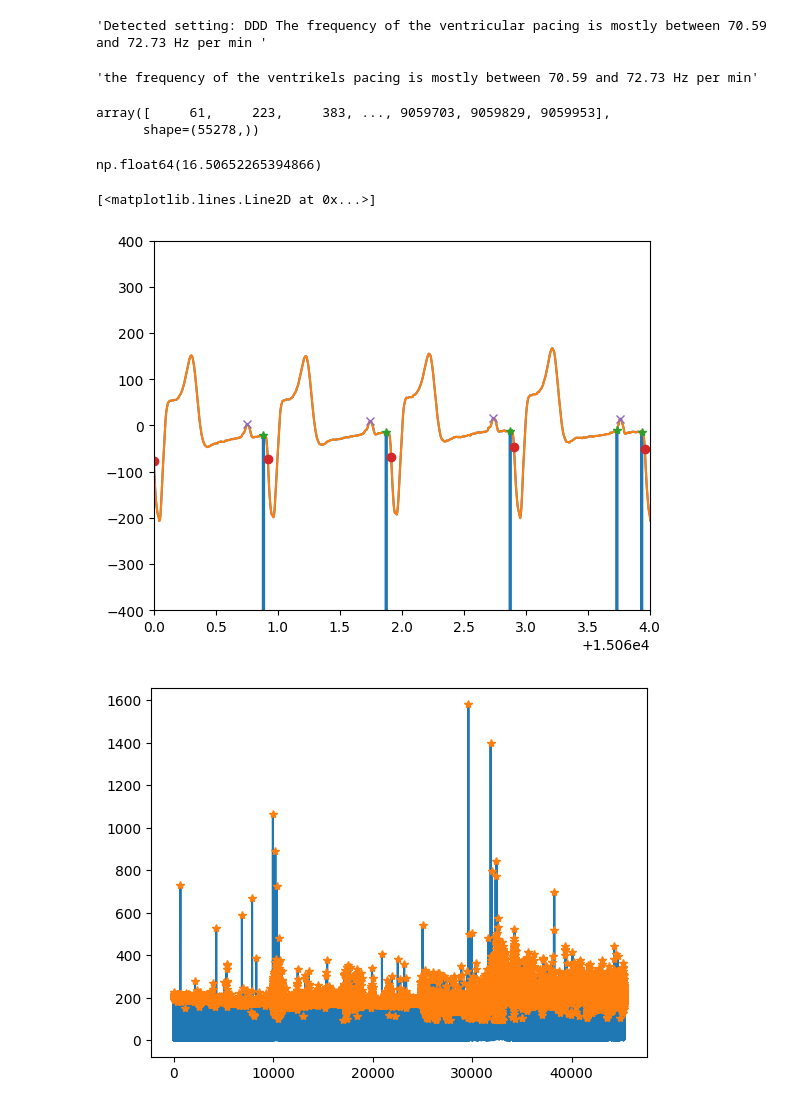
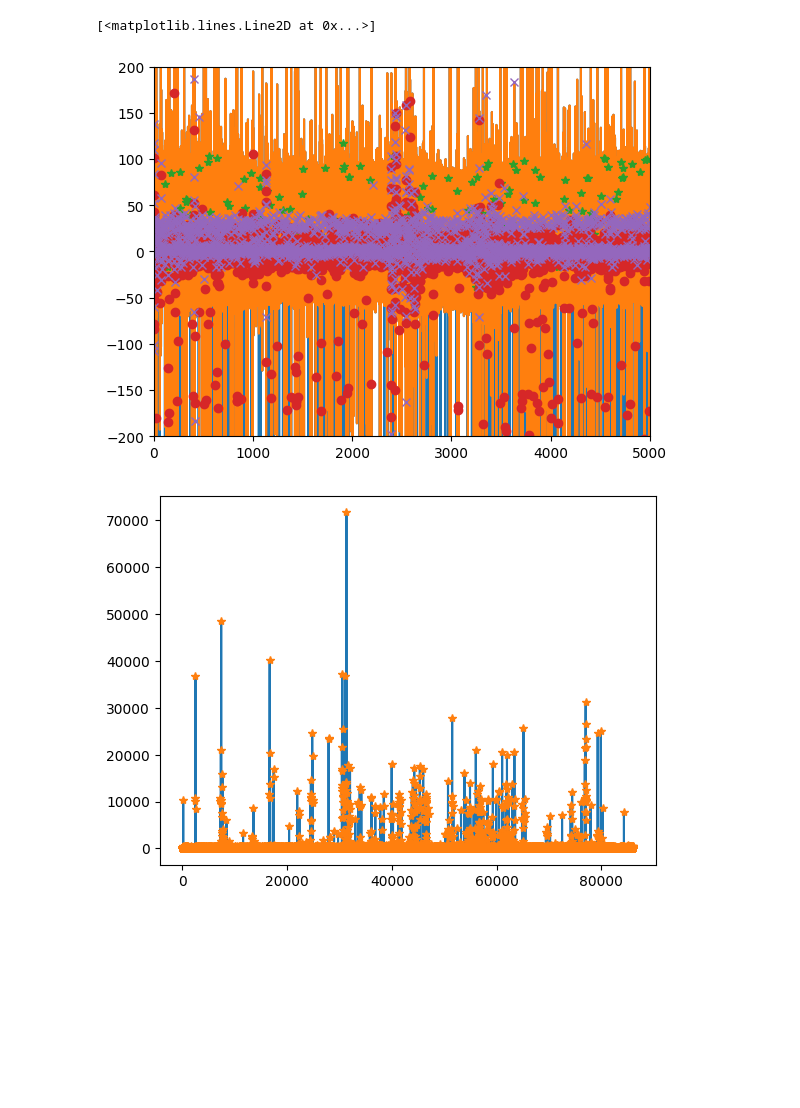
Before and after one commit to Ming842/TM12005-E2, a Jupyter notebook: test.ipynb, the cells around one changed output. Cells and saved outputs as stored; diff of their text form; code cells hidden in the pictures; blank space fills up the shorter version.

```diff
--- a/test.ipynb
+++ b/test.ipynb
@@ -13,22 +13,18 @@ dir = r'C:\Users\jelle\OneDrive - Delft University of Technology\TM12005 Advance
 # %%
 import numpy as np
 import matplotlib.pyplot as plt
-imported_data, imported_data_details = dl.import_data(r'C:\Users\jelle\OneDrive - Delft University of Technology\TM12005 Advanced Signal Processing\opdracht 2\data')
+imported_data, imported_data_details = dl.import_data(r'c:\Users\mdcalje\OneDrive\School\Technical Medicine\TM Jaar 1\TM12004 - Advanced Signal Processing\data')
 data = dl.restructure_data(imported_data)
 # %%
 importlib.reload(dp)
 importlib.reload(dl)
 importlib.reload(pt)
-import detect_setting as ds
-importlib.reload(ds)
 
+print(data.keys())
+data_test = data['005_Pimpel_2.mat', 'data']
 
-data_test = data['005_Pimpel_1.mat', 'data']
-
-mask_filter = dp.filter_data(data,"005_Pimpel_1.mat")
-idx_pulses = dp.detect_pulses(data, mask_filter, "005_Pimpel_1.mat")
-
-
+mask_filter = dp.filter_data(data,"005_Pimpel_2.mat")
+idx_pulses = dp.detect_pulses(data, mask_filter, "005_Pimpel_2.mat")
 
 
 data_plot = data_test[:,1]
@@ -39,7 +35,7 @@ fs = data['005_Pimpel.mat', 'header', 'sample_rate']
 
 time = np.arange(0,len(data_plot),1) / fs
 
-data_plot = dp.remove_pacemaker_pulses(data_plot, data_mask)
+data_plot = dp.remove_pulses(data_plot, data_mask)
 
 qrs_idx, data_pt = pt.pan_tompkins(data_plot, fs)
 qrs_mask = pt.convert_to_bool(data_plot, qrs_idx)
@@ -57,11 +53,4 @@ heart_rate = 60 / rr_intervals
 # Calculate mean heart rate
 mean_hr = np.mean(heart_rate)
 print(f"Mean heart rate: {mean_hr:.1f} BPM")
-
-
-# detect settings
-pacemaker = ds.PacingDetector(classified, p_mask)
-setting = pacemaker.detect_setting()
-
-print(setting)
 # %% [output]
@@ -76,13 +62,0 @@ settings are VVI
-# %%
-importlib.reload(ds)
-pacemaker = ds.PacingDetector(classified, p_mask)
-test = pacemaker.detect_setting()
-
-
-test
-# %% [output]
-'Detected setting: DDD The frequency of the ventricular pacing is mostly between 70.59 and 72.73 Hz per min '
-# %%
-f"the frequency of the ventrikels pacing is mostly between {(1/(test2.right/200))*60:.2f} and {(1/(test2.left/200))*60:.2f} Hz per min"
-# %% [output]
-'the frequency of the ventrikels pacing is mostly between 70.59 and 72.73 Hz per min'
@@ -99,26 +63,17 @@ classified['binned_diff'] = pd.cut(classified['diff'], bins=bins)
-# %%
-puls_ventricular_idx
-# %% [output]
-array([     61,     223,     383, ..., 9059703, 9059829, 9059953],
-      shape=(55278,))
-# %%
-classified.groupby('binned_diff').size().max() / len(classified) * 100
-# %% [output]
-np.float64(16.50652265394866)
 # %%
-place = 15060
+
 plt.figure()
 plt.plot(time, data_raw)
 plt.plot(time, data_plot)
 plt.plot(time[data_mask],data_plot[data_mask],"*")
 plt.plot(time[qrs_mask],data_plot[qrs_mask],"o")
 plt.plot(time[p_mask],data_plot[p_mask],"x")
-plt.axis([place,place+4,-400, 400])
+plt.axis([2000,5000,-200, 200])
 
 plt.figure()
 plt.plot(time_pt, data_pt)
 plt.plot(time_pt[qrs_mask[:-1]], data_pt[qrs_mask[:-1]],"*")
 # %% [output]
 [<matplotlib.lines.Line2D at 0x...>]
-[figure, old version]
+[figure, new version]
-[figure, old version]
+[figure, new version]
```
Also changed, not shown: parts of 3 cells of this notebook, 3 other files.
